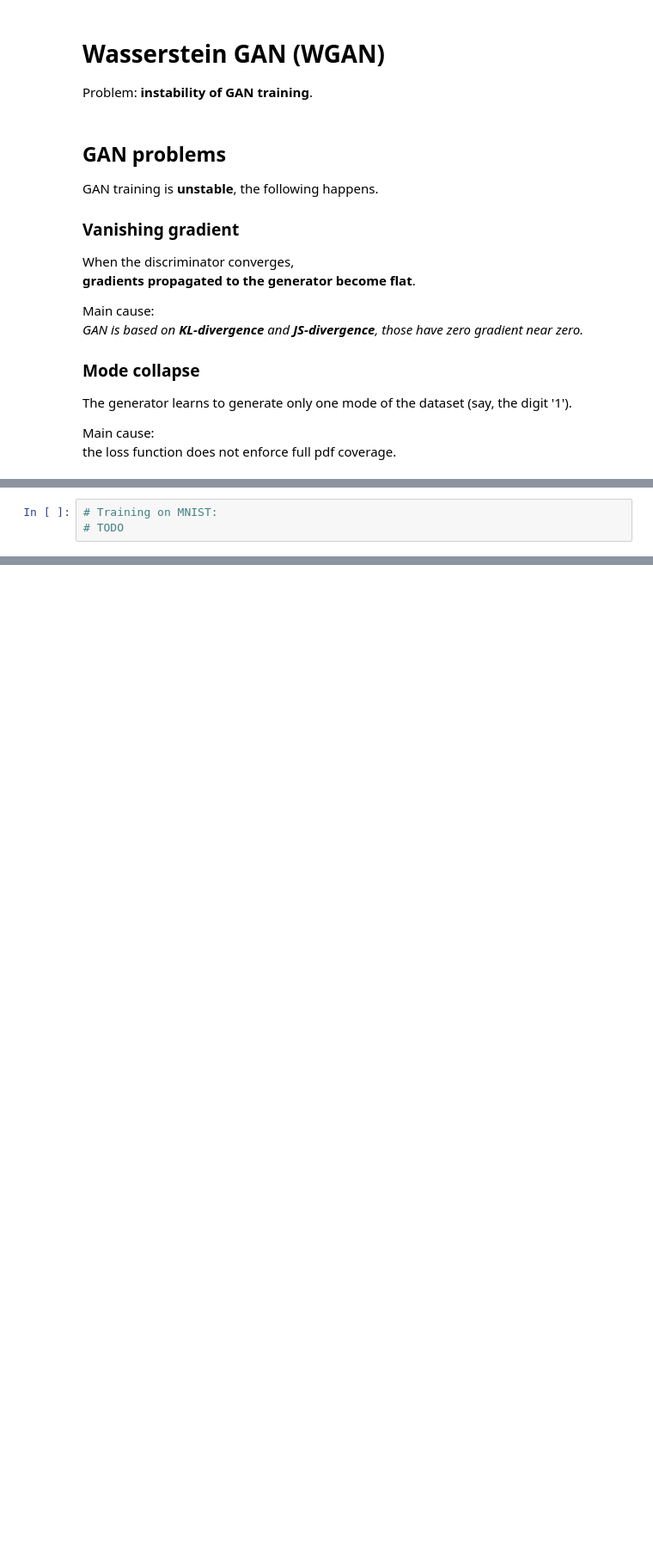
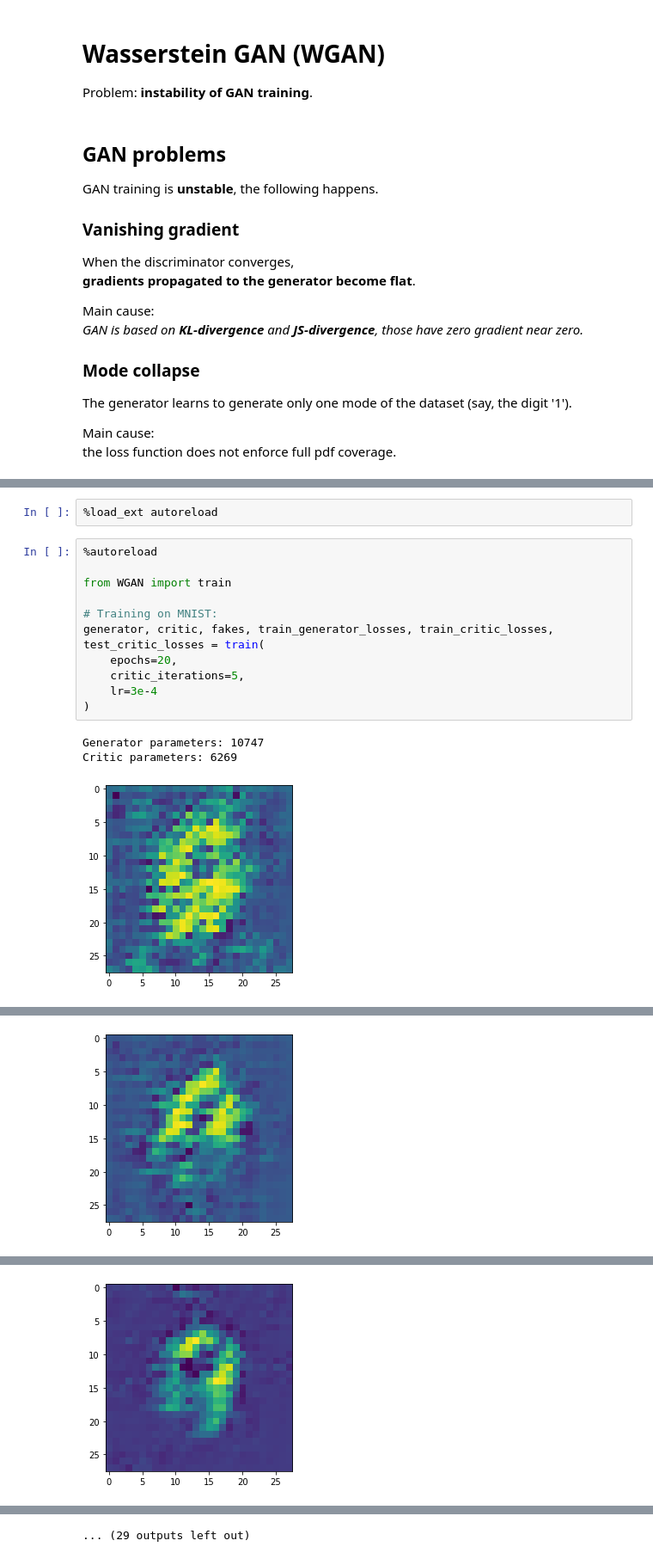
Before and after one commit to ilgabbio/meetup-generative-models, a Jupyter notebook: 09_WGAN.ipynb, the cells around one changed output, grey strips where cells are left out. Shown: that part at 86% size. Drawn from its saved outputs; the diff is of its cells as text; blank space fills up the shorter version.

Commit message:
WGAN

```diff
--- a/09_WGAN.ipynb
+++ b/09_WGAN.ipynb
@@ -94,6 +94,20 @@ Minor architecture improvements:
 
 - Many steps on $D$ beforem moving $G$;
 - Adam with removed exponential decay rate estimate (first moment), reduced the second.
-# %%
-# Training on MNIST:
-# TODO
+# %%
+%load_ext autoreload
+# %%
+%autoreload
+
+from WGAN import train
+
+# Training on MNIST:
+generator, critic, fakes, train_generator_losses, train_critic_losses, test_critic_losses = train(
+    epochs=20,
+    critic_iterations=5,
+    lr=3e-4
+)
+# %% [output]
+Generator parameters: 10747
+Critic parameters: 6269
+[figure, added]
@@ -99,0 +115 @@ Minor architecture improvements:
+[figure, added]
@@ -99,0 +117 @@ Minor architecture improvements:
+[figure, added]
@@ -99,0 +124 @@ Minor architecture improvements:
+... (29 outputs left out)
```
Also changed, not shown: parts of 13 cells of this notebook, 8 other files.
